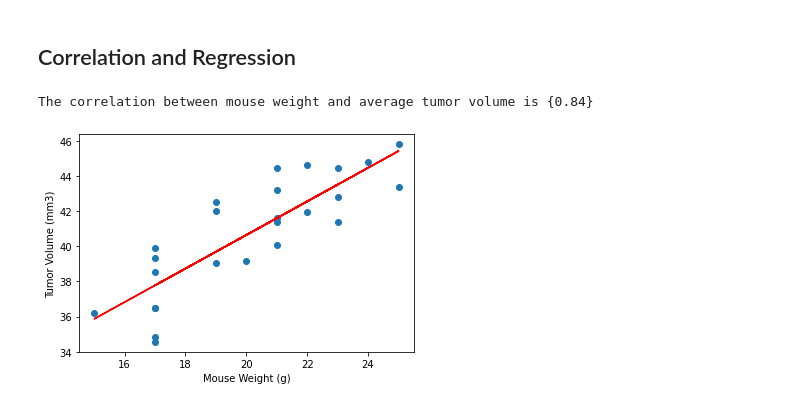
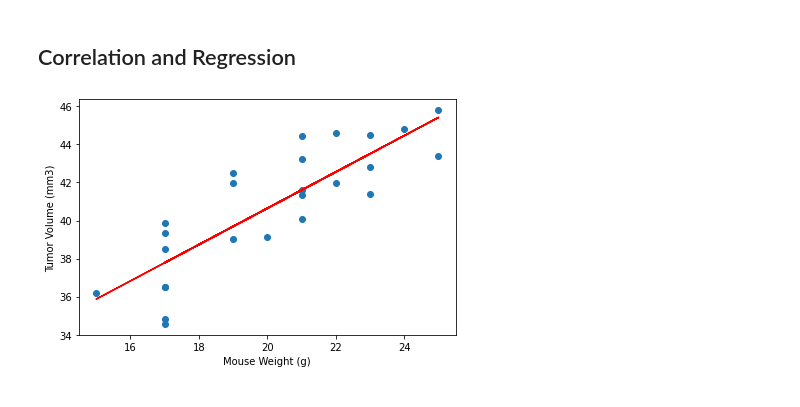
Before and after one commit to Barlow0471/MatplotlibHW, a Jupyter notebook: pymaceuticals_starter.ipynb, the cells around one changed output. Cells and saved outputs as stored; diff of their text form; code cells hidden in the pictures.

```diff
--- a/pymaceuticals_starter.ipynb
+++ b/pymaceuticals_starter.ipynb
@@ -273,16 +270,15 @@ plt.show()
 # %%
 # Calculate the correlation coefficient and linear regression model
 # for mouse weight and average tumor volume for the Capomulin regimen
 correlation = {round(st.pearsonr(avg_tumor_volume['Weight (g)'],avg_tumor_volume['Tumor Volume (mm3)'])[0],2)}
-print(f'The correlation between mouse weight and average tumor volume is {correlation}')
+# print(f'The correlation between mouse weight and average tumor volume is {correlation}')
 regression = st.linregress(avg_tumor_volume['Weight (g)'], avg_tumor_volume['Tumor Volume (mm3)'])
 
 y_values = avg_tumor_volume['Weight (g)']*regression[0]+regression[1]
 plt.plot(avg_tumor_volume['Weight (g)'], y_values, color='r')
 plt.scatter(avg_tumor_volume['Weight (g)'], avg_tumor_volume['Tumor Volume (mm3)'])
 plt.xlabel('Mouse Weight (g)')
 plt.ylabel('Tumor Volume (mm3)')
-plt.show()
+plt.tight_layout()
 # %% [output]
-The correlation between mouse weight and average tumor volume is {0.84}
-[figure, old version]
+[figure, new version]
```
Also changed, not shown: parts of 11 cells of this notebook.
